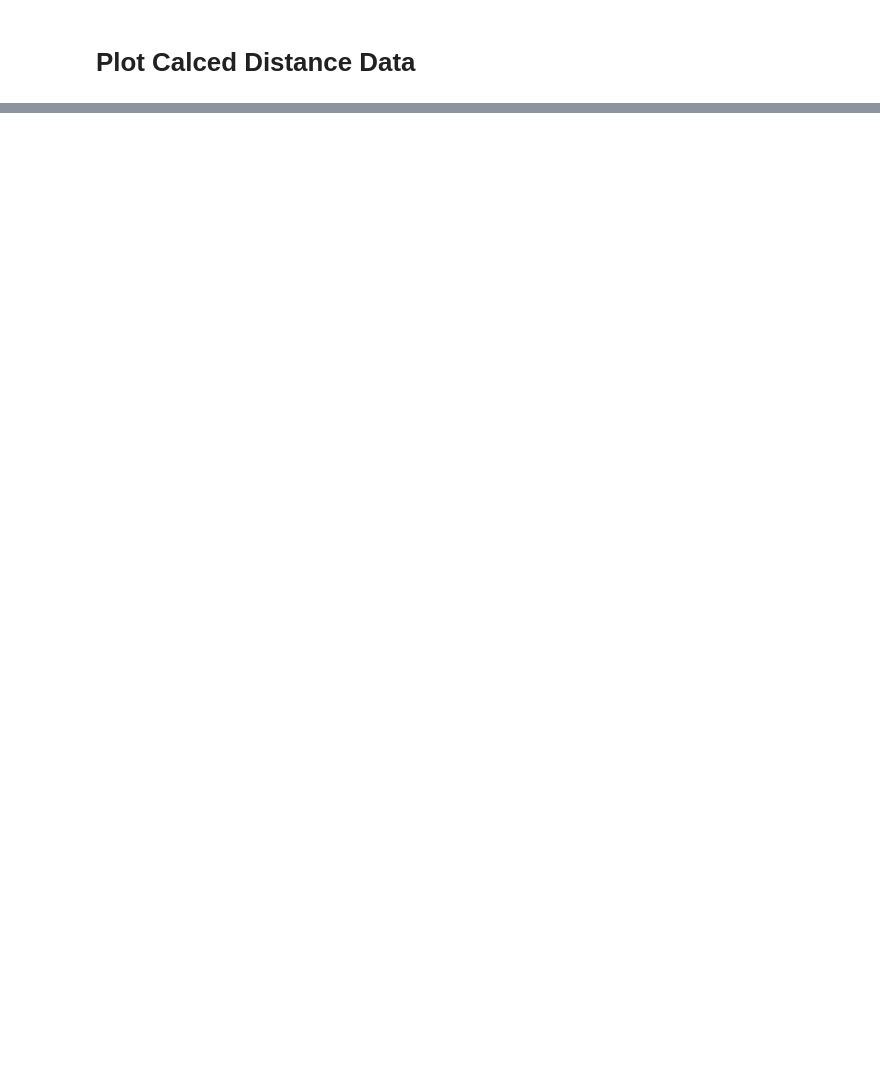
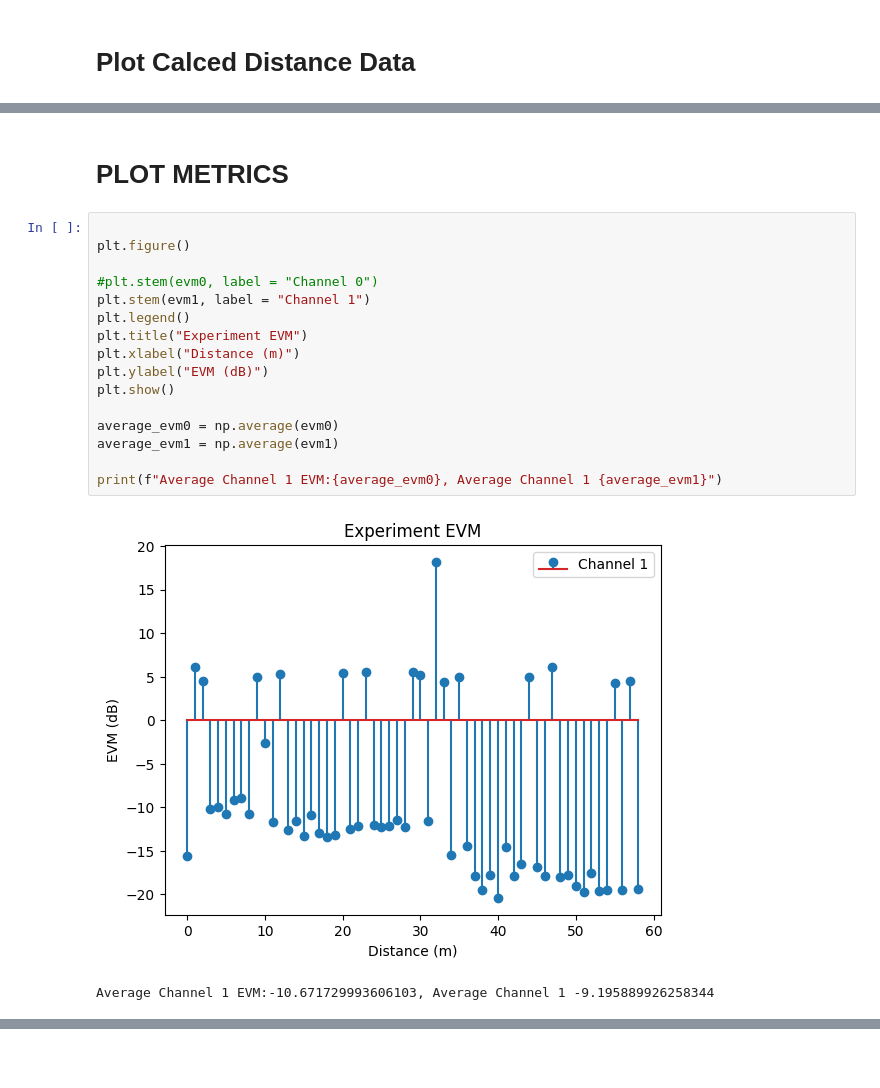
Before and after one commit to osherlock1/OFDM-Sense, a Jupyter notebook: notebooks/experiment_plotter.ipynb, the cells around one changed output, grey strips where cells are left out. Cells and saved outputs as stored; diff of their text form; blank space fills up the shorter version.

```diff
--- a/notebooks/experiment_plotter.ipynb
+++ b/notebooks/experiment_plotter.ipynb
@@ -126,0 +154,21 @@ plt.show()
+# %% [markdown]
+# PLOT METRICS
+# %%
+
+plt.figure()
+
+#plt.stem(evm0, label = "Channel 0")
+plt.stem(evm1, label = "Channel 1")
+plt.legend()
+plt.title("Experiment EVM")
+plt.xlabel("Distance (m)")
+plt.ylabel("EVM (dB)")
+plt.show()
+
+average_evm0 = np.average(evm0)
+average_evm1 = np.average(evm1)
+
+print(f"Average Channel 1 EVM:{average_evm0}, Average Channel 1 {average_evm1}")
+# %% [output]
+[figure, added]
+Average Channel 1 EVM:-10.671729993606103, Average Channel 1 -9.195889926258344
```
Also changed, not shown: parts of 6 cells of this notebook.
